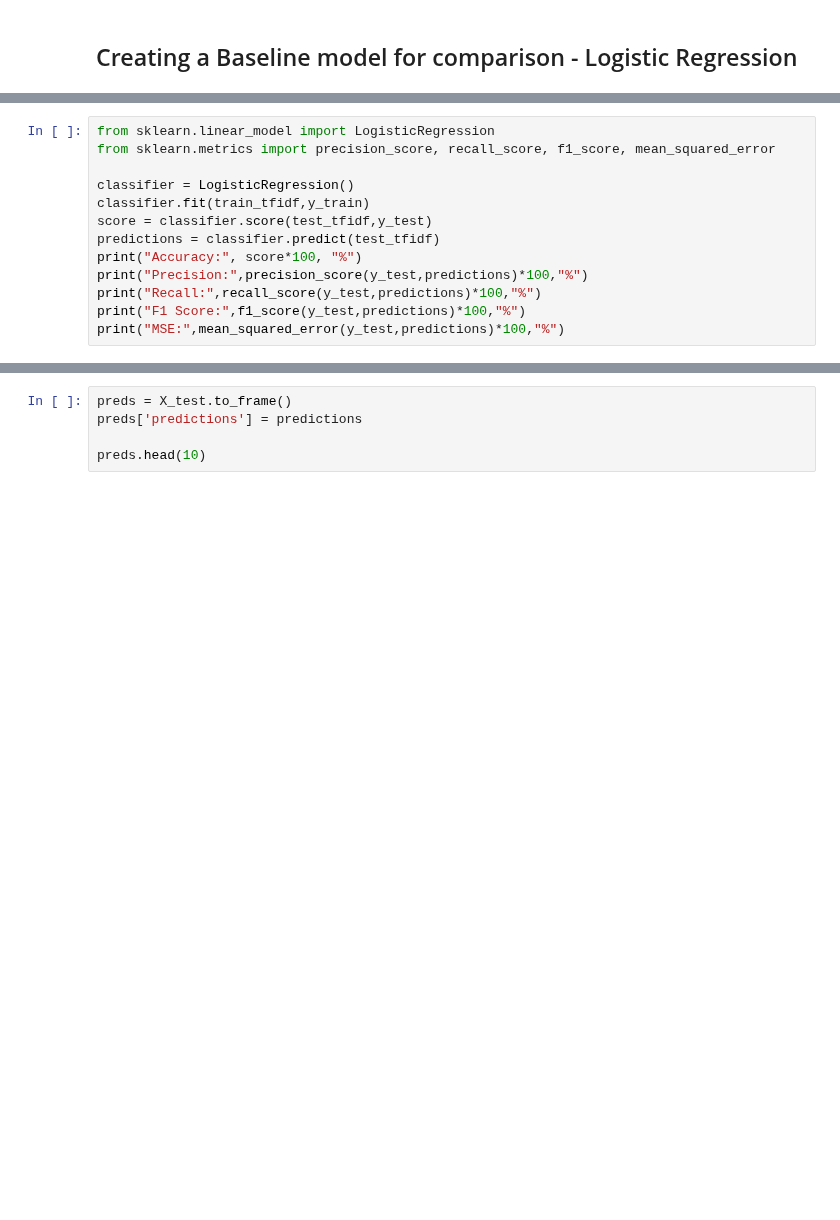
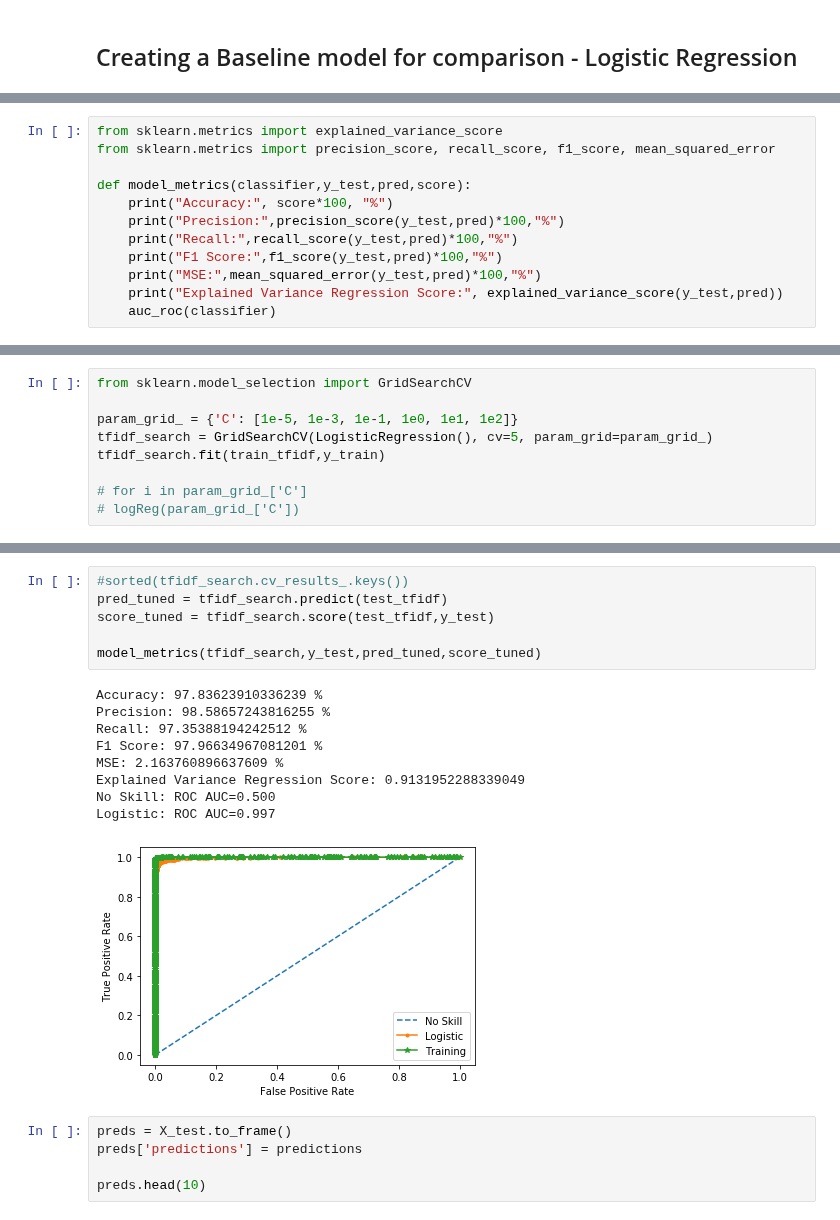
Before and after one commit to ShriyaShankar/mini-project, a Jupyter notebook: testANN.ipynb, the cells around one changed output, grey strips where cells are left out. Drawn from its saved outputs; the diff is of its cells as text; blank space fills up the shorter version.

Commit message:
tuned hyperparameters for logistic regression

```diff
--- a/testANN.ipynb
+++ b/testANN.ipynb
@@ -69,13 +96,12 @@ test_tfidf = tfidf.transform(X_test.values.astype('U'))
 # %%
-from sklearn.linear_model import LogisticRegression
+from sklearn.metrics import explained_variance_score
 from sklearn.metrics import precision_score, recall_score, f1_score, mean_squared_error
 
-classifier = LogisticRegression()
-classifier.fit(train_tfidf,y_train)
-score = classifier.score(test_tfidf,y_test)
-predictions = classifier.predict(test_tfidf)
-print("Accuracy:", score*100, "%")
-print("Precision:",precision_score(y_test,predictions)*100,"%")
-print("Recall:",recall_score(y_test,predictions)*100,"%")
-print("F1 Score:",f1_score(y_test,predictions)*100,"%")
-print("MSE:",mean_squared_error(y_test,predictions)*100,"%")
+def model_metrics(classifier,y_test,pred,score):
+    print("Accuracy:", score*100, "%")
+    print("Precision:",precision_score(y_test,pred)*100,"%")
+    print("Recall:",recall_score(y_test,pred)*100,"%")
+    print("F1 Score:",f1_score(y_test,pred)*100,"%")
+    print("MSE:",mean_squared_error(y_test,pred)*100,"%")
+    print("Explained Variance Regression Score:", explained_variance_score(y_test,pred))
+    auc_roc(classifier)
@@ -126,0 +131,9 @@ Explained Variance Regression Score: 0.8919731934851148
+# %%
+from sklearn.model_selection import GridSearchCV
+
+param_grid_ = {'C': [1e-5, 1e-3, 1e-1, 1e0, 1e1, 1e2]}
+tfidf_search = GridSearchCV(LogisticRegression(), cv=5, param_grid=param_grid_)
+tfidf_search.fit(train_tfidf,y_train)
+
+# for i in param_grid_['C']
+# logReg(param_grid_['C'])
@@ -127,3 +154,19 @@ Explained Variance Regression Score: 0.8919731934851148
+# %%
+#sorted(tfidf_search.cv_results_.keys())
+pred_tuned = tfidf_search.predict(test_tfidf)
+score_tuned = tfidf_search.score(test_tfidf,y_test)
+
+model_metrics(tfidf_search,y_test,pred_tuned,score_tuned)
+# %% [output]
+Accuracy: 97.83623910336239 %
+Precision: 98.58657243816255 %
+Recall: 97.35388194242512 %
+F1 Score: 97.96634967081201 %
+MSE: 2.163760896637609 %
+Explained Variance Regression Score: 0.9131952288339049
+No Skill: ROC AUC=0.500
+Logistic: ROC AUC=0.997
+[figure, added]
 # %%
 preds = X_test.to_frame()
 preds['predictions'] = predictions
```
Also changed, not shown: parts of 8 cells of this notebook.
